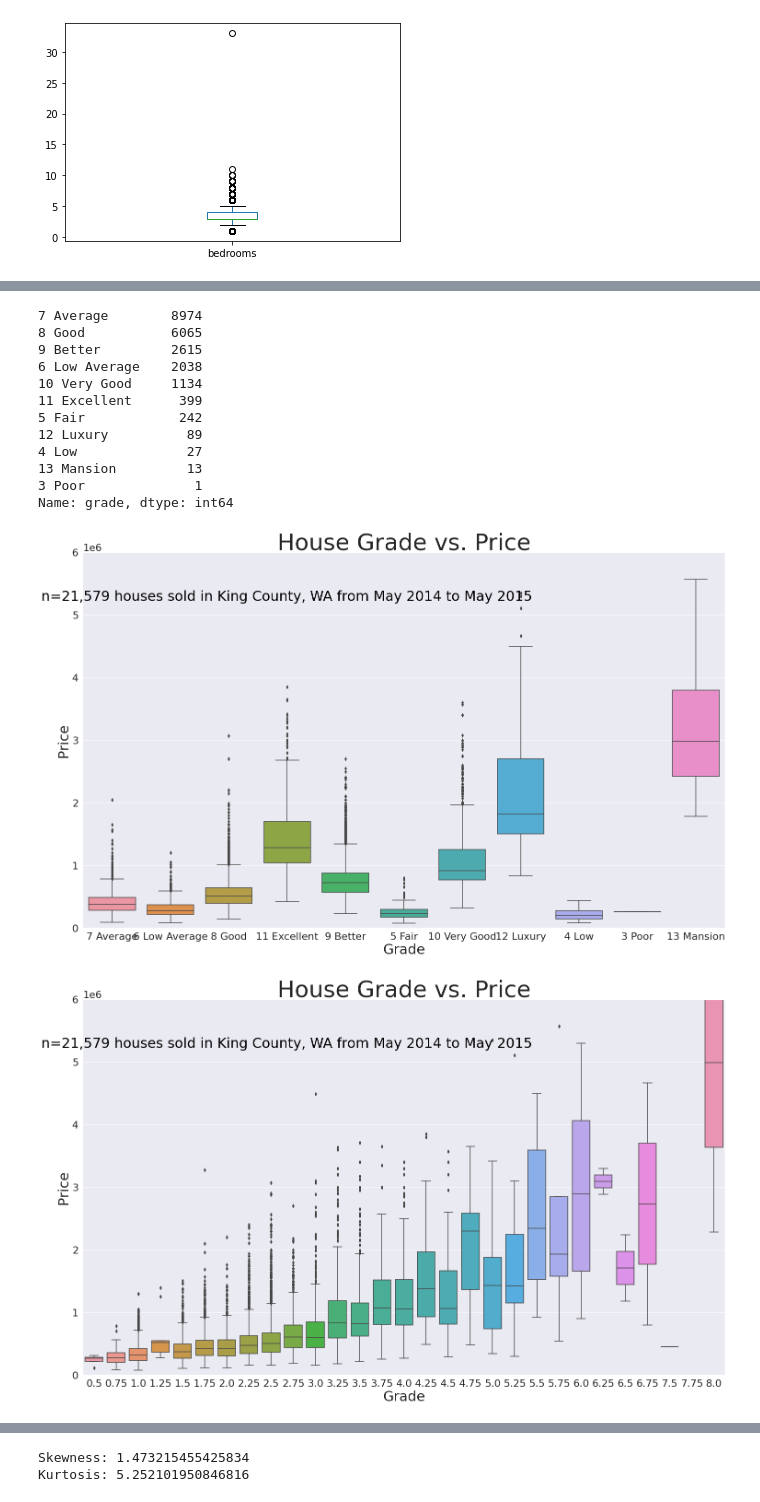
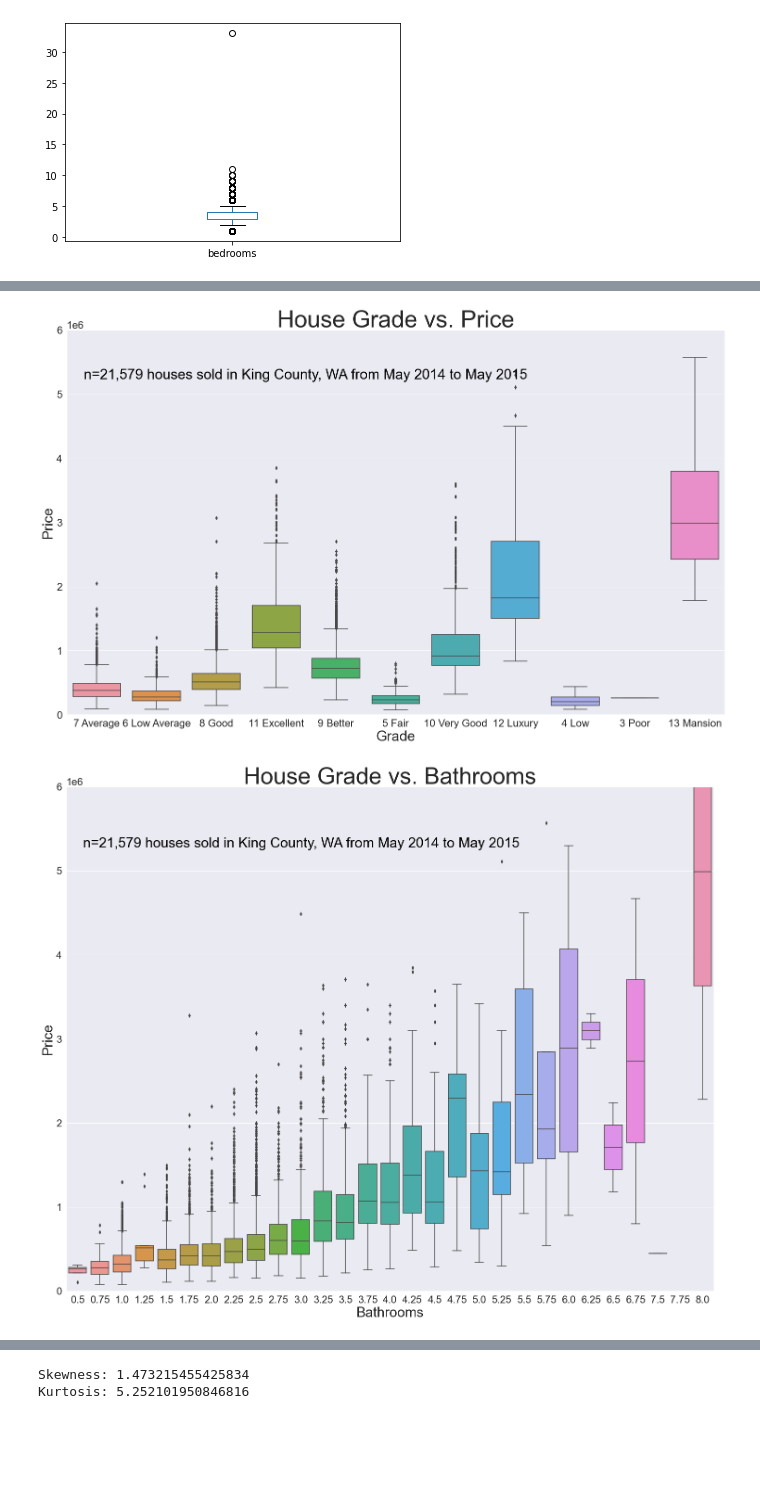
Before and after one commit to KingMaina/KC-Sales-Multiple-Linear-Regression, a Jupyter notebook: student.ipynb, the cells around one changed output, grey strips where cells are left out. Cells and saved outputs as stored; diff of their text form; code cells hidden in the pictures; blank space fills up the shorter version.

```diff
--- a/student.ipynb
+++ b/student.ipynb
@@ -437,3 +480,6 @@ In order to carry out further investigation, we need to convert the **?** in sqf
+# %%
+# dropping unecessary columns
+kc_house_data.drop(columns = ['id', 'yr_renovated', 'lat', 'long', 'sqft_living15', 'sqft_lot15'], inplace = True)
 # %%
 # Find and count null entries
 kc_house_data.isna().sum()
@@ -457,0 +523,8 @@ dtype: int64
+# %%
+# converting the date to datetime format
+kc_house_data['date']=pd.to_datetime(kc_house_data['date'])
+#extracting year from the date column
+kc_house_data.date=kc_house_data['date'].dt.year
+
+# introducing a new column called sell year
+kc_house_data['sell_yr'] = pd.to_datetime(kc_house_data['date'],format='%Y').dt.year
@@ -458,3 +540,6 @@ dtype: int64
+# %%
+# removing the date column
+kc_house_data.drop(columns =['date'], inplace = True)
 # %%
 # Function to get percentage of null values in each column
 def getNullValues(dataFrame):
@@ -508,4 +588,0 @@ kc_house_data['yr_renovated'].isna().sum()
-# %%
-# Fill the null values in the dataset using 0. The assumption is the houses were not renovated
-kc_house_data['yr_renovated'].fillna(value=0, inplace=True)
-kc_house_data['yr_renovated'].isna().sum()
@@ -674,18 +676,3 @@ kc_house_data.loc[kc_house_data['bedrooms'] == 33, :]
-# %%
-kc_house_data['grade'].value_counts()
-# %% [output]
-7 Average        8974
-8 Good           6065
-9 Better         2615
-6 Low Average    2038
-10 Very Good     1134
-11 Excellent      399
-5 Fair            242
-12 Luxury          89
-4 Low              27
-13 Mansion         13
-3 Poor              1
-Name: grade, dtype: int64
 # %%
 plt.figure(figsize=(25,15))
 sns.set(font_scale=2)
@@ -702,24 +689,24 @@ ax.text(.7, .9, 'n=21,579 houses sold in King County, WA from May 2014 to May 20
         transform=ax.transAxes);
 # plt.savefig('./visualizations/grade.png')
 # %% [output]
-[figure, old version]
+[figure, new version]
 # %%
-plt.figure(figsize=(25,15))
+plt.figure(figsize=(25,20))
 sns.set(font_scale=2)
 pal = sns.color_palette("husl", 8)
 ax = sns.boxplot(x="bathrooms", y="price", data=kc_house_data)
-ax.set_title('House Grade vs. Price', fontsize=50)
+ax.set_title('House Grade vs. Bathrooms', fontsize=50)
 ax.set_ylabel('Price', fontsize=30)
-ax.set_xlabel('Grade', fontsize=30)
+ax.set_xlabel('Bathrooms', fontsize=30)
 ax.set_ylim(bottom=0, top=6000000)
 ax.text(.7, .9, 'n=21,579 houses sold in King County, WA from May 2014 to May 2015',
         color='black', fontsize=30,
         horizontalalignment='right',
         verticalalignment='top',
         transform=ax.transAxes);
 # plt.savefig('./visualizations/grade.png')
 # %% [output]
-[figure, old version]
+[figure, new version]
 # %%
 fig, ax = plt.subplots()
 ax.set_xlabel('Square footage of living area')
```
Also changed, not shown: parts of 81 cells of this notebook.
